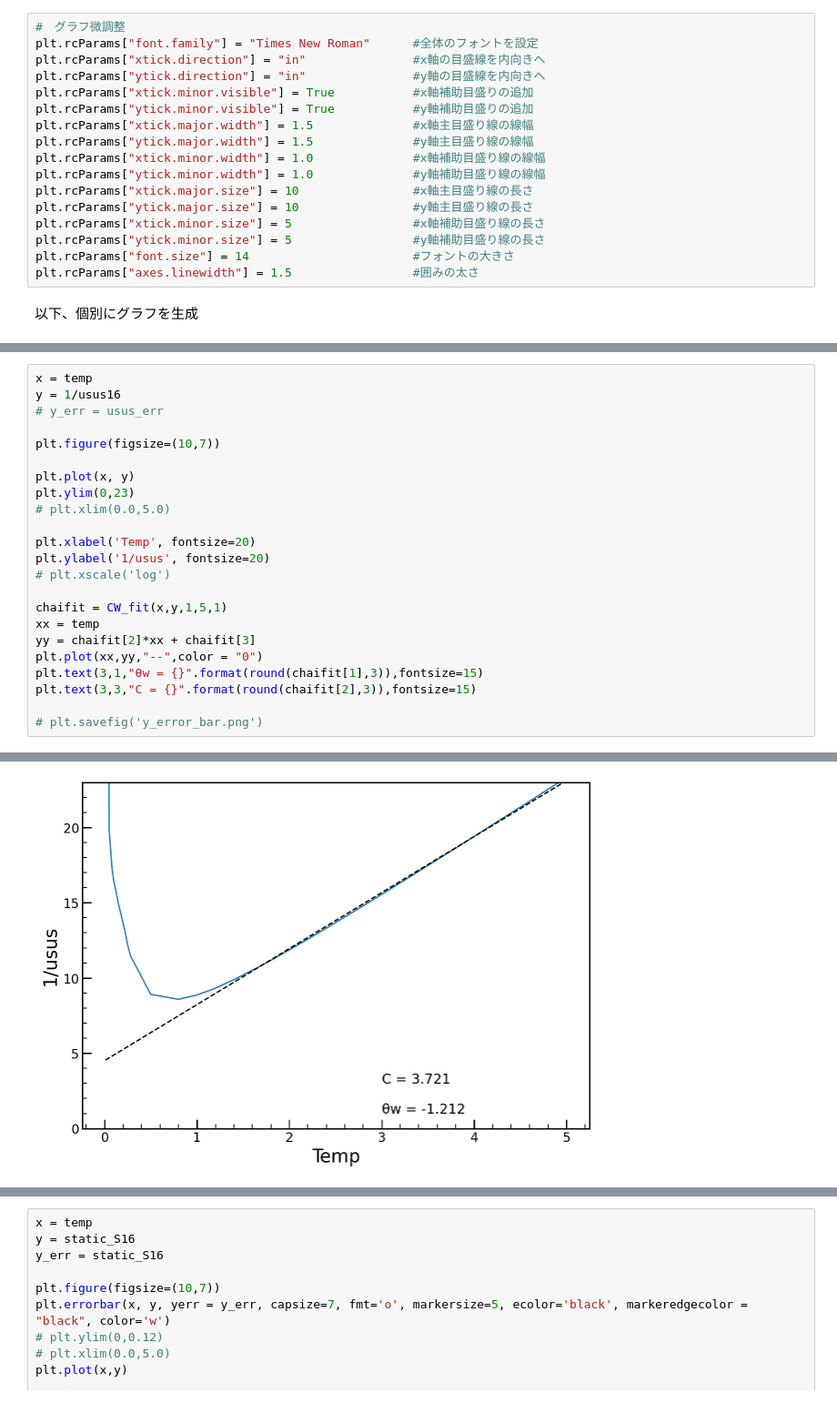
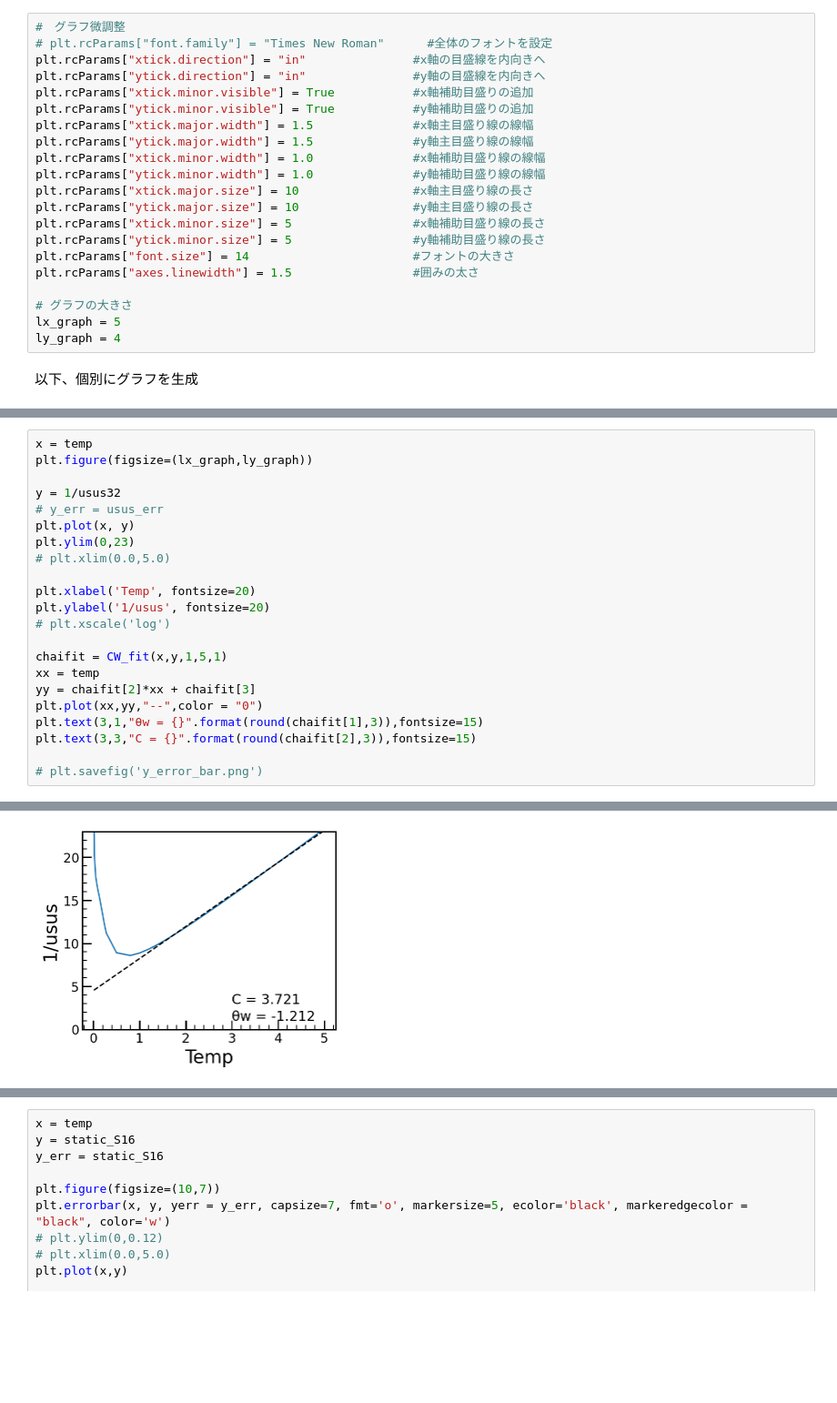
Before and after one commit to Taiga-U/bug-free-umbrella, a Jupyter notebook: makegraphs2.ipynb, the cells around one changed output, grey strips where cells are left out. Shown at 91% size. Drawn from its saved outputs; the diff is of its cells as text; blank space fills up the shorter version.

```diff
--- a/makegraphs2.ipynb
+++ b/makegraphs2.ipynb
@@ -132,7 +137,7 @@ def line(xx,a,c):
         return yy
 # %%
 #　グラフ微調整
-plt.rcParams["font.family"] = "Times New Roman"      #全体のフォントを設定
+# plt.rcParams["font.family"] = "Times New Roman"      #全体のフォントを設定
 plt.rcParams["xtick.direction"] = "in"               #x軸の目盛線を内向きへ
 plt.rcParams["ytick.direction"] = "in"               #y軸の目盛線を内向きへ
 plt.rcParams["xtick.minor.visible"] = True           #x軸補助目盛りの追加
@@ -147,6 +152,10 @@ plt.rcParams["xtick.minor.size"] = 5                 #x軸補助目盛り線の
 plt.rcParams["ytick.minor.size"] = 5                 #y軸補助目盛り線の長さ
 plt.rcParams["font.size"] = 14                       #フォントの大きさ
 plt.rcParams["axes.linewidth"] = 1.5                 #囲みの太さ
+
+# グラフの大きさ
+lx_graph = 5
+ly_graph = 4
 # %% [markdown]
 以下、個別にグラフを生成
 # %%
@@ -193,26 +222,25 @@ plt.legend(loc=4, borderaxespad=0, fontsize=18)
 # %%
 x = temp
-y = 1/usus16
+plt.figure(figsize=(lx_graph,ly_graph))
+
+y = 1/usus32
 # y_err = usus_err
-
-plt.figure(figsize=(10,7))
-
 plt.plot(x, y)
 plt.ylim(0,23)
 # plt.xlim(0.0,5.0)
 
 plt.xlabel('Temp', fontsize=20)
 plt.ylabel('1/usus', fontsize=20)
 # plt.xscale('log')
 
 chaifit = CW_fit(x,y,1,5,1)
 xx = temp
 yy = chaifit[2]*xx + chaifit[3]
 plt.plot(xx,yy,"--",color = "0")
 plt.text(3,1,"θw = {}".format(round(chaifit[1],3)),fontsize=15)
 plt.text(3,3,"C = {}".format(round(chaifit[2],3)),fontsize=15)
 
 # plt.savefig('y_error_bar.png')
 # %% [output]
 Text(3, 3, 'C = 3.721')
-[figure, old version]
+[figure, new version]
```
Also changed, not shown: parts of 8 cells of this notebook.
